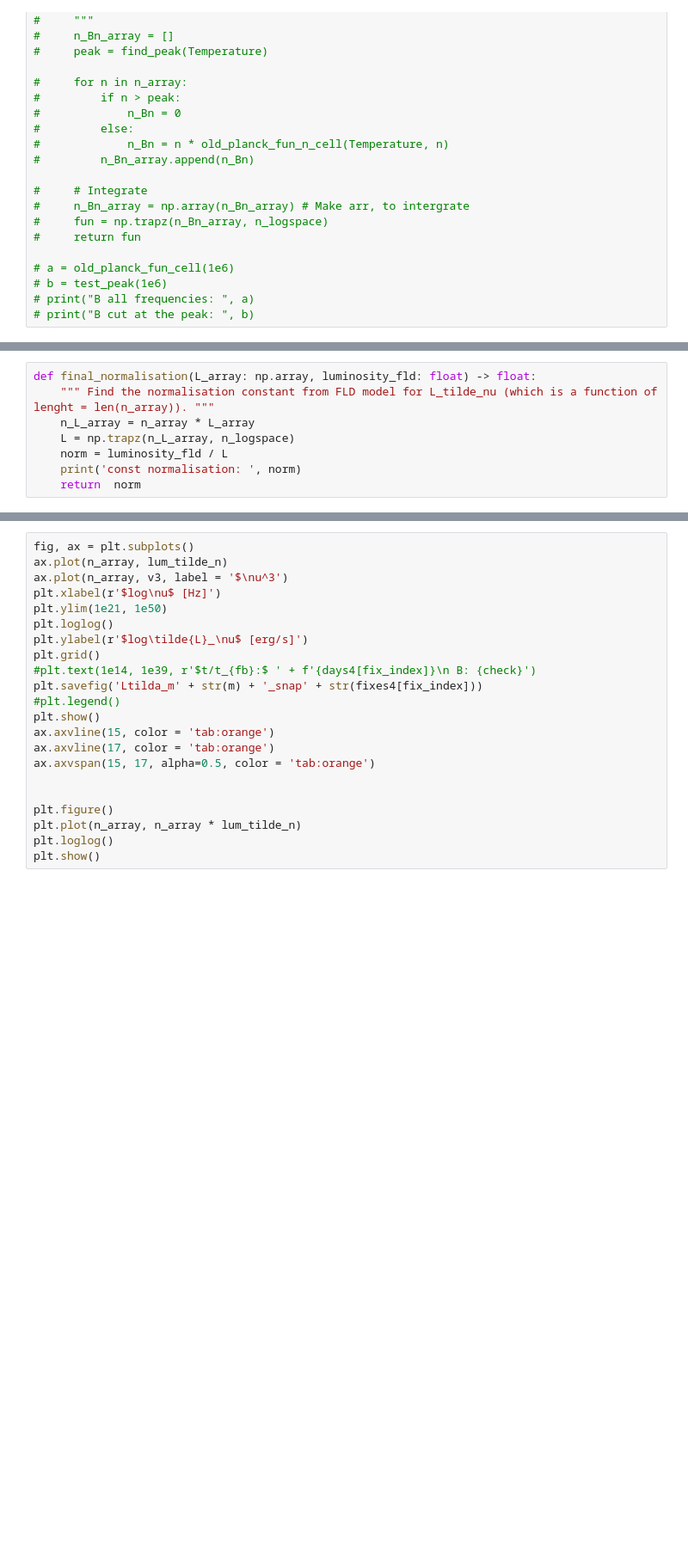
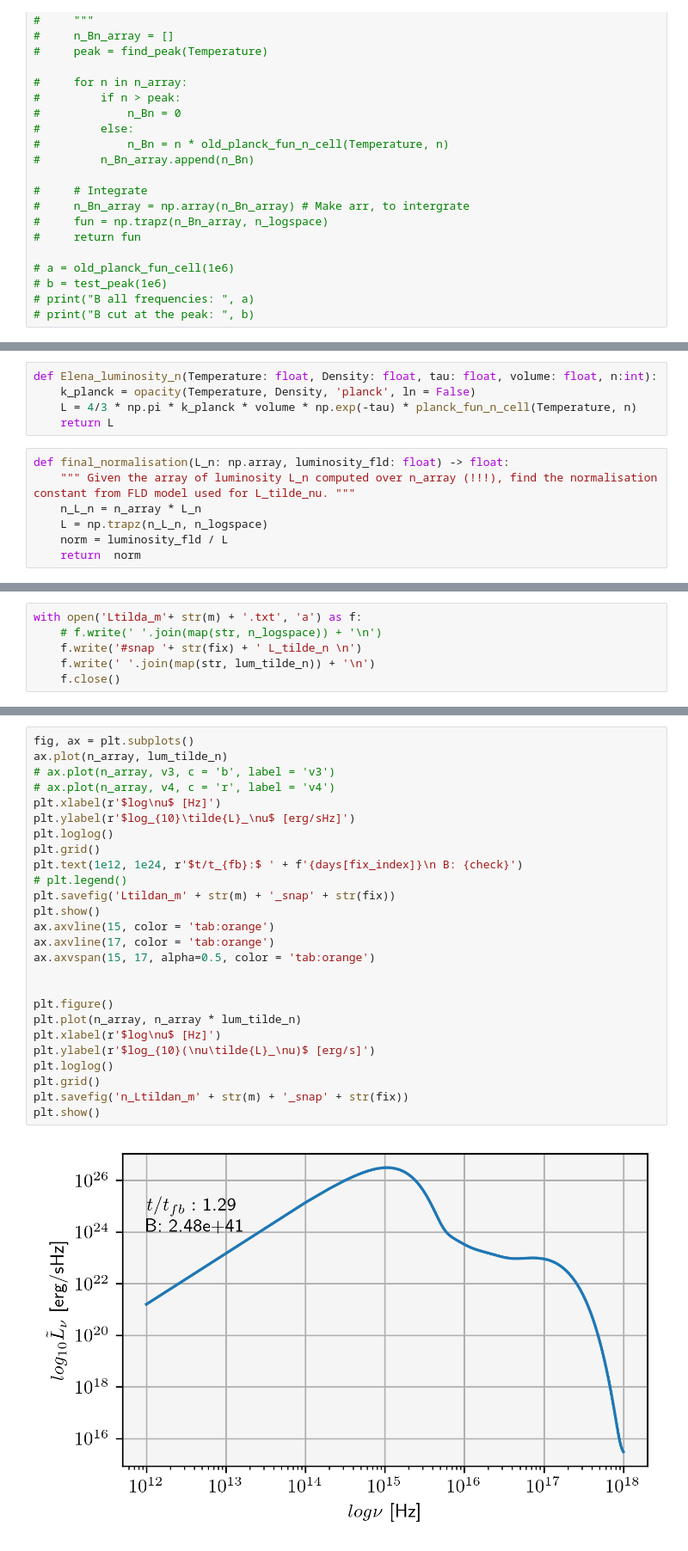
Before and after one commit to KKilmetis8/tde_comparison, a Jupyter notebook: PAOLA_lum.ipynb, the cells around one changed output, grey strips where cells are left out. Shown at 86% size. Saved outputs shown, nothing was run; the diff lists cells and outputs as text; blank space fills up the shorter version.

Commit message:
lot of plots

```diff
--- a/PAOLA_lum.ipynb
+++ b/PAOLA_lum.ipynb
@@ -188,10 +146,14 @@ def luminosity_n(Temperature: float, Density: float, tau: float, volume: float,
+# %%
+def Elena_luminosity_n(Temperature: float, Density: float, tau: float, volume: float, n:int):
+    k_planck = opacity(Temperature, Density, 'planck', ln = False)
+    L = 4/3 * np.pi * k_planck * volume * np.exp(-tau) * planck_fun_n_cell(Temperature, n)
+    return L
 # %%
-def final_normalisation(L_array: np.array, luminosity_fld: float) -> float:
-    """ Find the normalisation constant from FLD model for L_tilde_nu (which is a function of lenght = len(n_array)). """
-    n_L_array = n_array * L_array
-    L = np.trapz(n_L_array, n_logspace)
+def final_normalisation(L_n: np.array, luminosity_fld: float) -> float:
+    """ Given the array of luminosity L_n computed over n_array (!!!), find the normalisation constant from FLD model used for L_tilde_nu. """
+    n_L_n = n_array * L_n
+    L = np.trapz(n_L_n, n_logspace)
     norm = luminosity_fld / L
-    print('const normalisation: ', norm)
     return  norm
 # %%
 # MAIN
@@ -300,0 +206,6 @@ v3 = n_array**3
+# %%
+with open('Ltilda_m'+ str(m) + '.txt', 'a') as f:
+    # f.write(' '.join(map(str, n_logspace)) + '\n')
+    f.write('#snap '+ str(fix) + ' L_tilde_n \n')
+    f.write(' '.join(map(str, lum_tilde_n)) + '\n')
+    f.close()
@@ -301,22 +220,28 @@ v3 = n_array**3
 # %%
 fig, ax = plt.subplots()
 ax.plot(n_array, lum_tilde_n)
-ax.plot(n_array, v3, label = '$\nu^3')
+# ax.plot(n_array, v3, c = 'b', label = 'v3')
+# ax.plot(n_array, v4, c = 'r', label = 'v4')
 plt.xlabel(r'$log\nu$ [Hz]')
-plt.ylim(1e21, 1e50)
+plt.ylabel(r'$log_{10}\tilde{L}_\nu$ [erg/sHz]')
 plt.loglog()
-plt.ylabel(r'$log\tilde{L}_\nu$ [erg/s]')
 plt.grid()
-#plt.text(1e14, 1e39, r'$t/t_{fb}:$ ' + f'{days4[fix_index]}\n B: {check}')
-plt.savefig('Ltilda_m' + str(m) + '_snap' + str(fixes4[fix_index]))
-#plt.legend()
+plt.text(1e12, 1e24, r'$t/t_{fb}:$ ' + f'{days[fix_index]}\n B: {check}')
+# plt.legend()
+plt.savefig('Ltildan_m' + str(m) + '_snap' + str(fix))
 plt.show()
 ax.axvline(15, color = 'tab:orange')
 ax.axvline(17, color = 'tab:orange')
 ax.axvspan(15, 17, alpha=0.5, color = 'tab:orange')
 
 
 plt.figure()
 plt.plot(n_array, n_array * lum_tilde_n)
+plt.xlabel(r'$log\nu$ [Hz]')
+plt.ylabel(r'$log_{10}(\nu\tilde{L}_\nu)$ [erg/s]')
 plt.loglog()
+plt.grid()
+plt.savefig('n_Ltildan_m' + str(m) + '_snap' + str(fix))
 plt.show()
+# %% [output]
+[figure, added]
```
Also changed, not shown: parts of 17 cells of this notebook, 38 other files.
